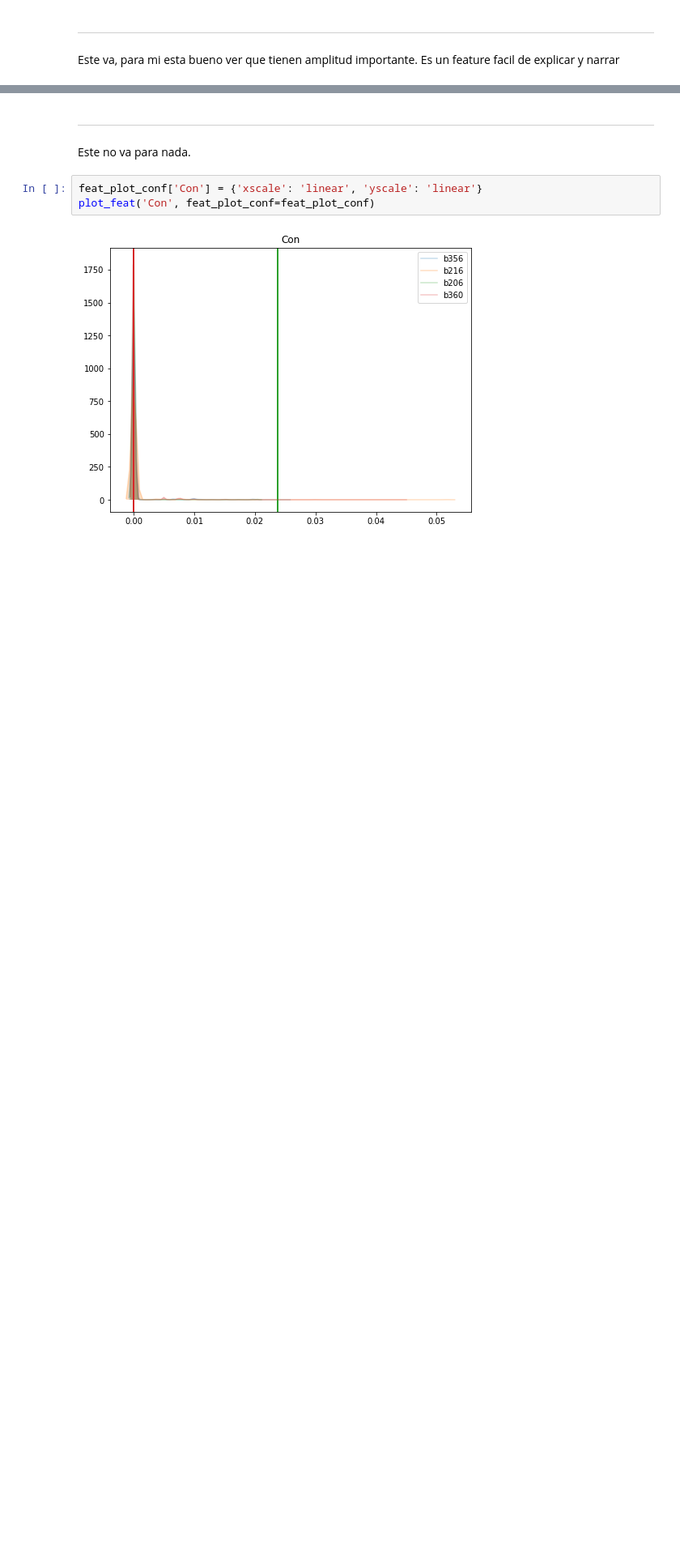
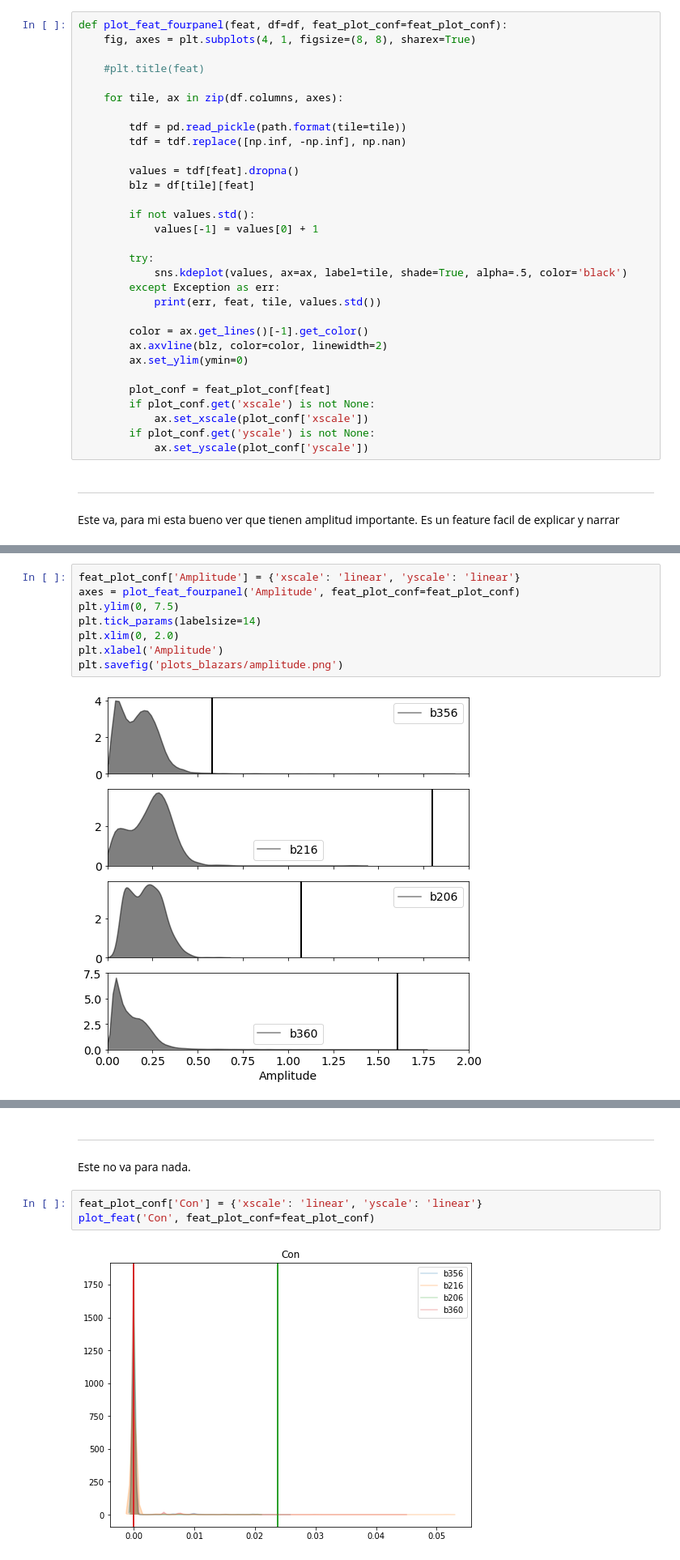
Before and after one commit to leliel12/paper_gema, a Jupyter notebook: 02_kde_comparations.ipynb, the cells around one changed output, grey strips where cells are left out. Shown at 81% size. Cells and saved outputs as stored; diff of their text form; blank space fills up the shorter version.

```diff
--- a/02_kde_comparations.ipynb
+++ b/02_kde_comparations.ipynb
@@ -174,6 +176,37 @@ def plot_feat(feat, df=df, feat_plot_conf=feat_plot_conf):
             ax.set_xscale(plot_conf['xscale'])
         if plot_conf.get('yscale') is not None:
             ax.set_yscale(plot_conf['yscale'])
+# %%
+def plot_feat_fourpanel(feat, df=df, feat_plot_conf=feat_plot_conf):
+    fig, axes = plt.subplots(4, 1, figsize=(8, 8), sharex=True)
+
+    #plt.title(feat)
+
+    for tile, ax in zip(df.columns, axes):
+
+        tdf = pd.read_pickle(path.format(tile=tile))
+        tdf = tdf.replace([np.inf, -np.inf], np.nan)
+
+        values = tdf[feat].dropna()
+        blz = df[tile][feat]
+
+        if not values.std():
+            values[-1] = values[0] + 1
+
+        try:
+            sns.kdeplot(values, ax=ax, label=tile, shade=True, alpha=.5, color='black')
+        except Exception as err:
+            print(err, feat, tile, values.std())
+
+        color = ax.get_lines()[-1].get_color()
+        ax.axvline(blz, color=color, linewidth=2)
+        ax.set_ylim(ymin=0)
+
+        plot_conf = feat_plot_conf[feat]
+        if plot_conf.get('xscale') is not None:
+            ax.set_xscale(plot_conf['xscale'])
+        if plot_conf.get('yscale') is not None:
+            ax.set_yscale(plot_conf['yscale'])
 # %% [markdown]
 -----------------------
 # %% [markdown]
@@ -181,3 +216,13 @@ Este va, para mi esta bueno ver que tienen amplitud importante. Es un feature fa
+# %%
+feat_plot_conf['Amplitude'] = {'xscale': 'linear', 'yscale': 'linear'}
+axes = plot_feat_fourpanel('Amplitude', feat_plot_conf=feat_plot_conf)
+plt.ylim(0, 7.5)
+plt.tick_params(labelsize=14)
+plt.xlim(0, 2.0)
+plt.xlabel('Amplitude')
+plt.savefig('plots_blazars/amplitude.png')
+# %% [output]
+[figure, added]
 # %%
 feat_plot_conf['Amplitude'] = {'xscale': 'linear', 'yscale': 'linear'}
 plot_feat('Amplitude', feat_plot_conf=feat_plot_conf)
```
Also changed, not shown: parts of 6 cells of this notebook.
